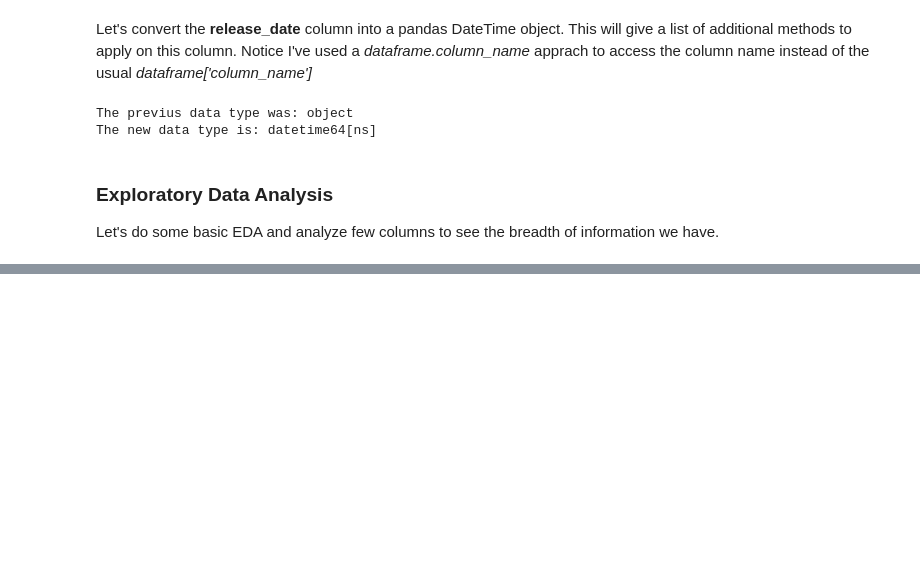
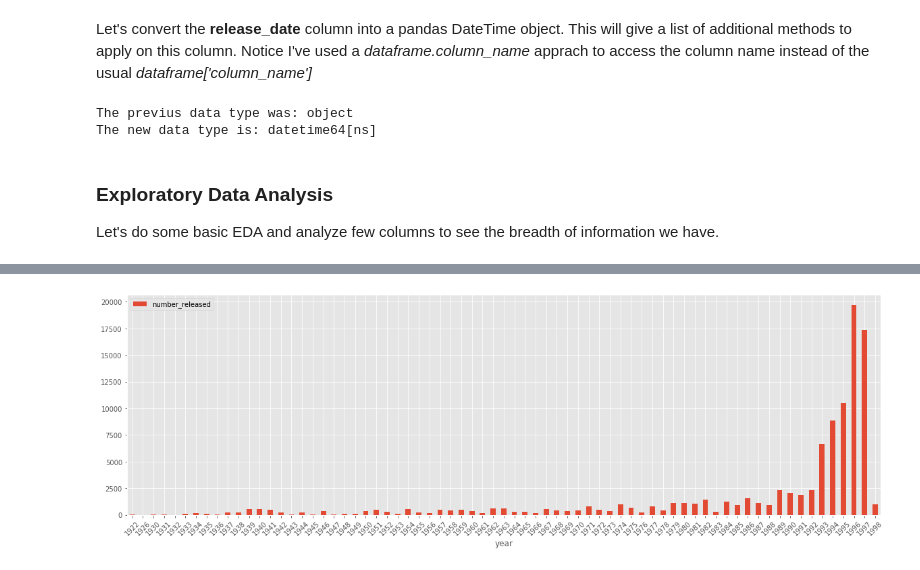
Before and after one commit to sarthakbatragatech/effective-pandas, a Jupyter notebook: movie_lens_experiments.ipynb, the cells around one changed output, grey strips where cells are left out. Drawn from its saved outputs; the diff is of its cells as text; code cells hidden in the pictures; blank space fills up the shorter version.

```diff
--- a/movie_lens_experiments.ipynb
+++ b/movie_lens_experiments.ipynb
@@ -314,0 +325,7 @@ plt.show()
+# %%
+# Year of Release
+year_df = master.release_date.dt.year.value_counts().reset_index()
+year_df.columns = ['year', 'number_released']
+# Cast 'floats' in year column as ints
+year_df['year'] = year_df['year'].astype(int)
+year_df.head()
@@ -314,0 +339,7 @@ plt.show()
+# %%
+# Plot them in ascending order
+year_df.sort_values(by='year', inplace=True)
+year_df.plot(kind='bar', x='year', y='number_released', rot=45, figsize=(20,6))
+plt.show()
+# %% [output]
+[figure, added]
```
Also changed, not shown: parts of 7 cells of this notebook.
